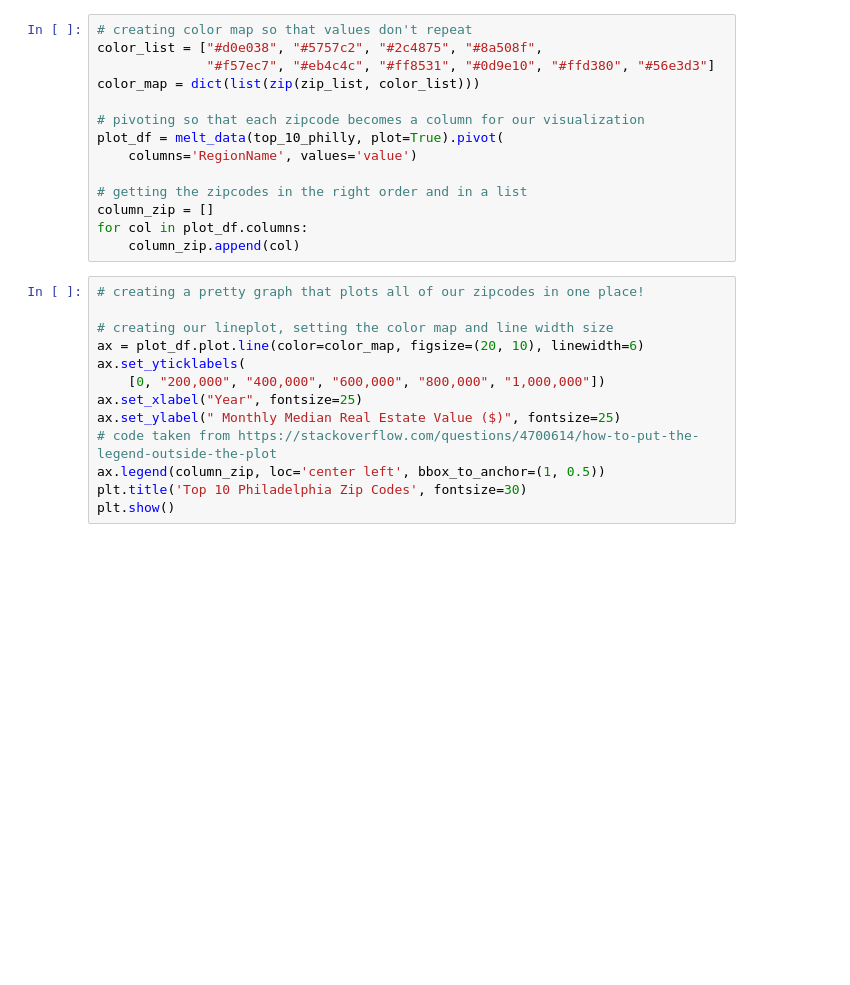
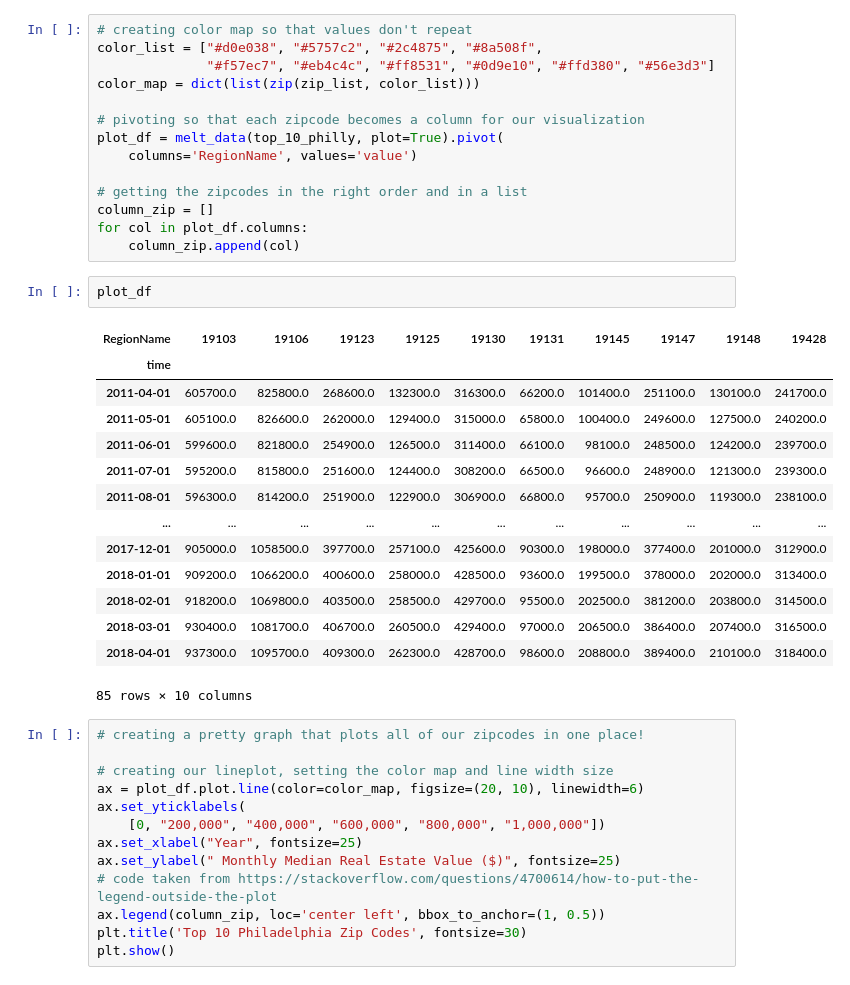
Before and after one commit to sanderlin2013/Zillow-Timeseries-Project, a Jupyter notebook: notebook.ipynb, the cells around one changed output. Saved outputs shown, nothing was run; the diff lists cells and outputs as text; blank space fills up the shorter version.

```diff
--- a/notebook.ipynb
+++ b/notebook.ipynb
@@ -431,6 +431,23 @@ plot_df = melt_data(top_10_philly, plot=True).pivot(
 column_zip = []
 for col in plot_df.columns:
     column_zip.append(col)
+# %%
+plot_df
+# %% [output]
+| RegionName | 19103 | 19106 | 19123 | 19125 | 19130 | 19131 | 19145 | 19147 | 19148 | 19428 |
+| time |  |  |  |  |  |  |  |  |  |  |
+| 2011-04-01 | 605700.0 | 825800.0 | 268600.0 | 132300.0 | 316300.0 | 66200.0 | 101400.0 | 251100.0 | 130100.0 | 241700.0 |
+| 2011-05-01 | 605100.0 | 826600.0 | 262000.0 | 129400.0 | 315000.0 | 65800.0 | 100400.0 | 249600.0 | 127500.0 | 240200.0 |
+| 2011-06-01 | 599600.0 | 821800.0 | 254900.0 | 126500.0 | 311400.0 | 66100.0 | 98100.0 | 248500.0 | 124200.0 | 239700.0 |
+| 2011-07-01 | 595200.0 | 815800.0 | 251600.0 | 124400.0 | 308200.0 | 66500.0 | 96600.0 | 248900.0 | 121300.0 | 239300.0 |
+| 2011-08-01 | 596300.0 | 814200.0 | 251900.0 | 122900.0 | 306900.0 | 66800.0 | 95700.0 | 250900.0 | 119300.0 | 238100.0 |
+| ... | ... | ... | ... | ... | ... | ... | ... | ... | ... | ... |
+| 2017-12-01 | 905000.0 | 1058500.0 | 397700.0 | 257100.0 | 425600.0 | 90300.0 | 198000.0 | 377400.0 | 201000.0 | 312900.0 |
+| 2018-01-01 | 909200.0 | 1066200.0 | 400600.0 | 258000.0 | 428500.0 | 93600.0 | 199500.0 | 378000.0 | 202000.0 | 313400.0 |
+| 2018-02-01 | 918200.0 | 1069800.0 | 403500.0 | 258500.0 | 429700.0 | 95500.0 | 202500.0 | 381200.0 | 203800.0 | 314500.0 |
+| 2018-03-01 | 930400.0 | 1081700.0 | 406700.0 | 260500.0 | 429400.0 | 97000.0 | 206500.0 | 386400.0 | 207400.0 | 316500.0 |
+| 2018-04-01 | 937300.0 | 1095700.0 | 409300.0 | 262300.0 | 428700.0 | 98600.0 | 208800.0 | 389400.0 | 210100.0 | 318400.0 |
+85 rows × 10 columns
 # %%
 # creating a pretty graph that plots all of our zipcodes in one place!
 
```
Also changed, not shown: parts of 1 cell of this notebook.
